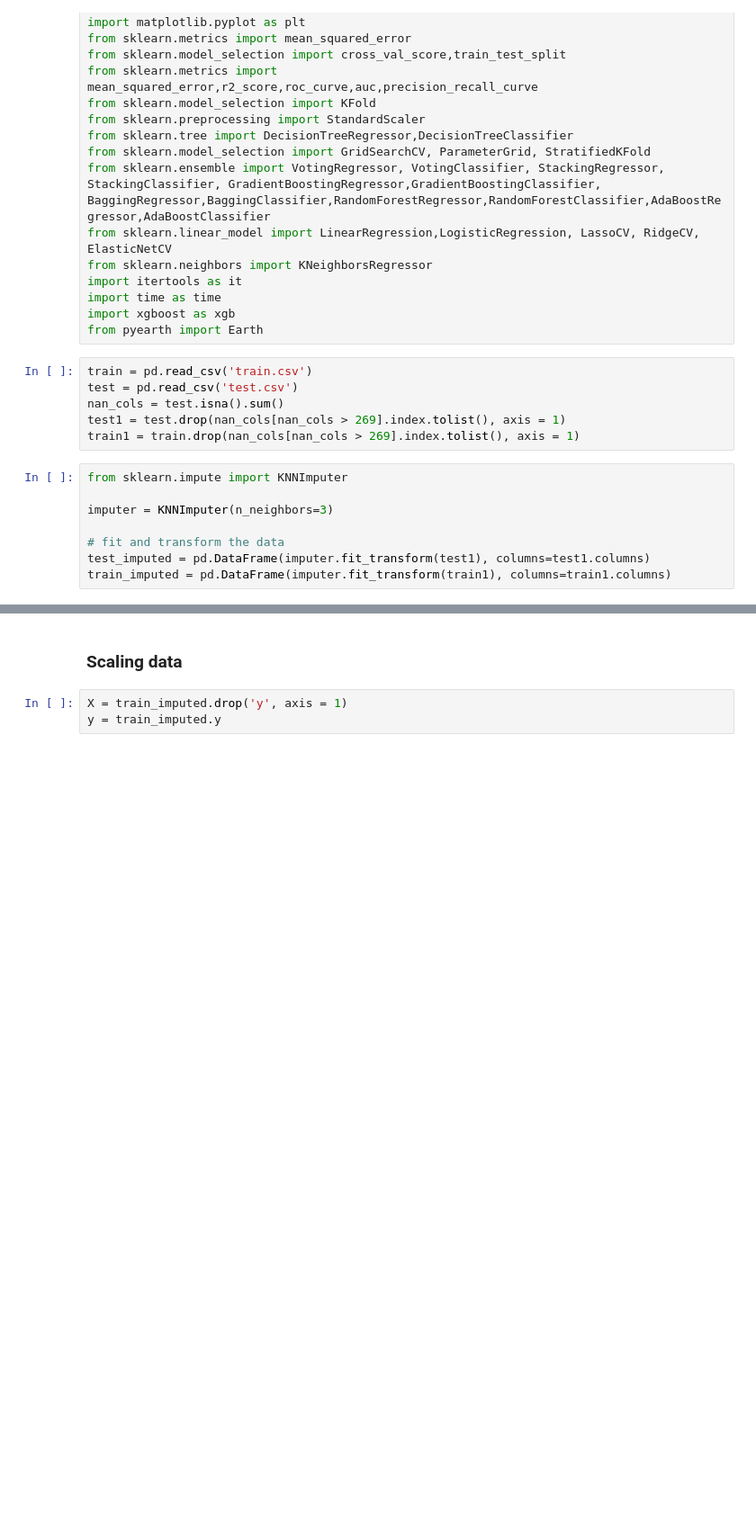
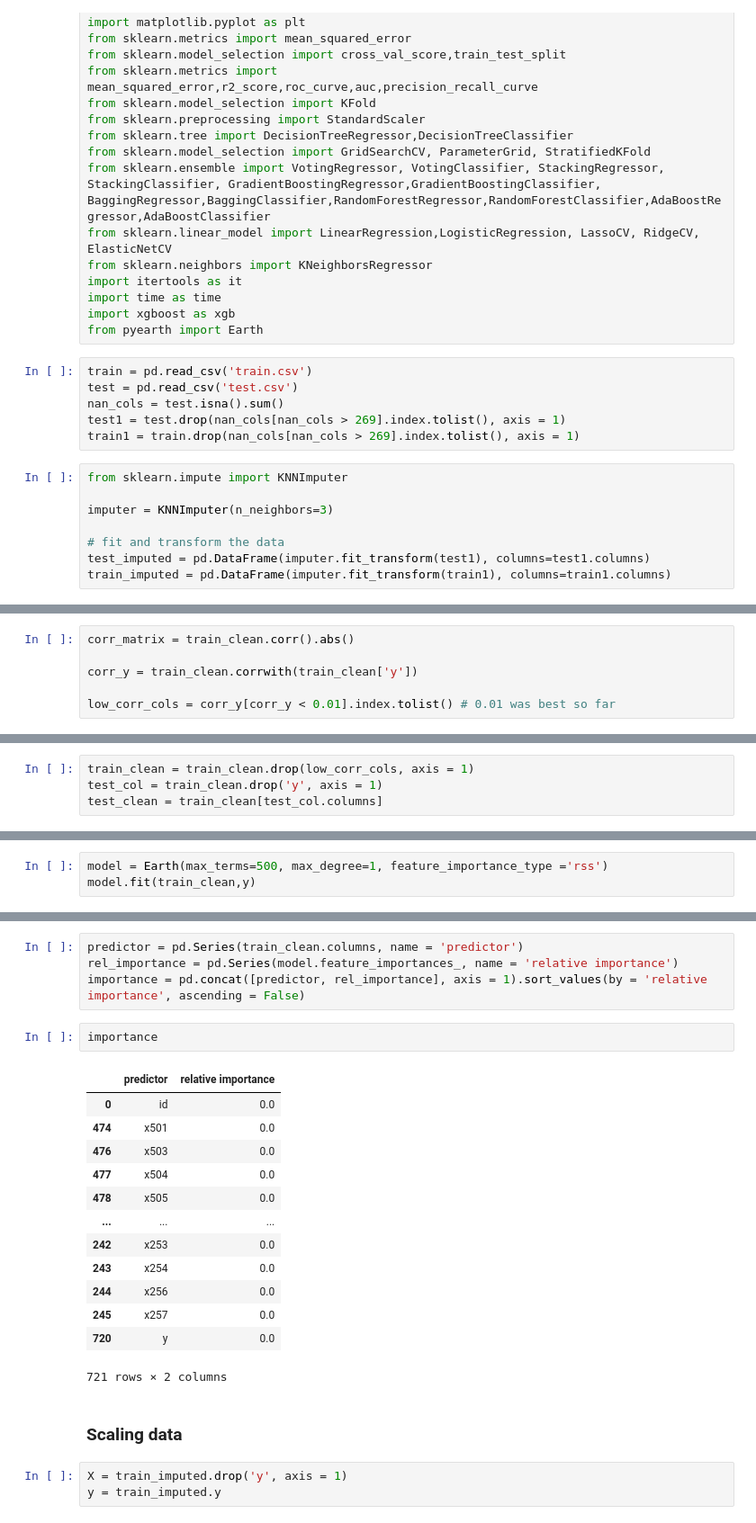
Before and after one commit to snookgum/stat390, a Jupyter notebook: Kaggle (Ashley)/Feature Selection.ipynb, the cells around one changed output, grey strips where cells are left out. Shown at 90% size. Cells and saved outputs as stored; diff of their text form; blank space fills up the shorter version.

```diff
--- a/Kaggle (Ashley)/Feature Selection.ipynb
+++ b/Kaggle (Ashley)/Feature Selection.ipynb
@@ -59,0 +70,6 @@ test_imputed = test_imputed[test_col.columns]
+# %%
+corr_matrix = train_clean.corr().abs()
+
+corr_y = train_clean.corrwith(train_clean['y'])
+
+low_corr_cols = corr_y[corr_y < 0.01].index.tolist() # 0.01 was best so far
@@ -59,0 +80,4 @@ test_imputed = test_imputed[test_col.columns]
+# %%
+train_clean = train_clean.drop(low_corr_cols, axis = 1)
+test_col = train_clean.drop('y', axis = 1)
+test_clean = train_clean[test_col.columns]
@@ -59,0 +86,3 @@ test_imputed = test_imputed[test_col.columns]
+# %%
+model = Earth(max_terms=500, max_degree=1, feature_importance_type ='rss')
+model.fit(train_clean,y)
@@ -60,3 +95,23 @@ test_imputed = test_imputed[test_col.columns]
+# %%
+predictor = pd.Series(train_clean.columns, name = 'predictor')
+rel_importance = pd.Series(model.feature_importances_, name = 'relative importance')
+importance = pd.concat([predictor, rel_importance], axis = 1).sort_values(by = 'relative importance', ascending = False)
+# %%
+importance
+# %% [output]
+|  | predictor | relative importance |
+| 0 | id | 0.0 |
+| 474 | x501 | 0.0 |
+| 476 | x503 | 0.0 |
+| 477 | x504 | 0.0 |
+| 478 | x505 | 0.0 |
+| ... | ... | ... |
+| 242 | x253 | 0.0 |
+| 243 | x254 | 0.0 |
+| 244 | x256 | 0.0 |
+| 245 | x257 | 0.0 |
+| 720 | y | 0.0 |
+721 rows × 2 columns
 # %% [markdown]
 ### Scaling data
 # %%
```
Also changed, not shown: parts of 17 cells of this notebook, 17 other files.
